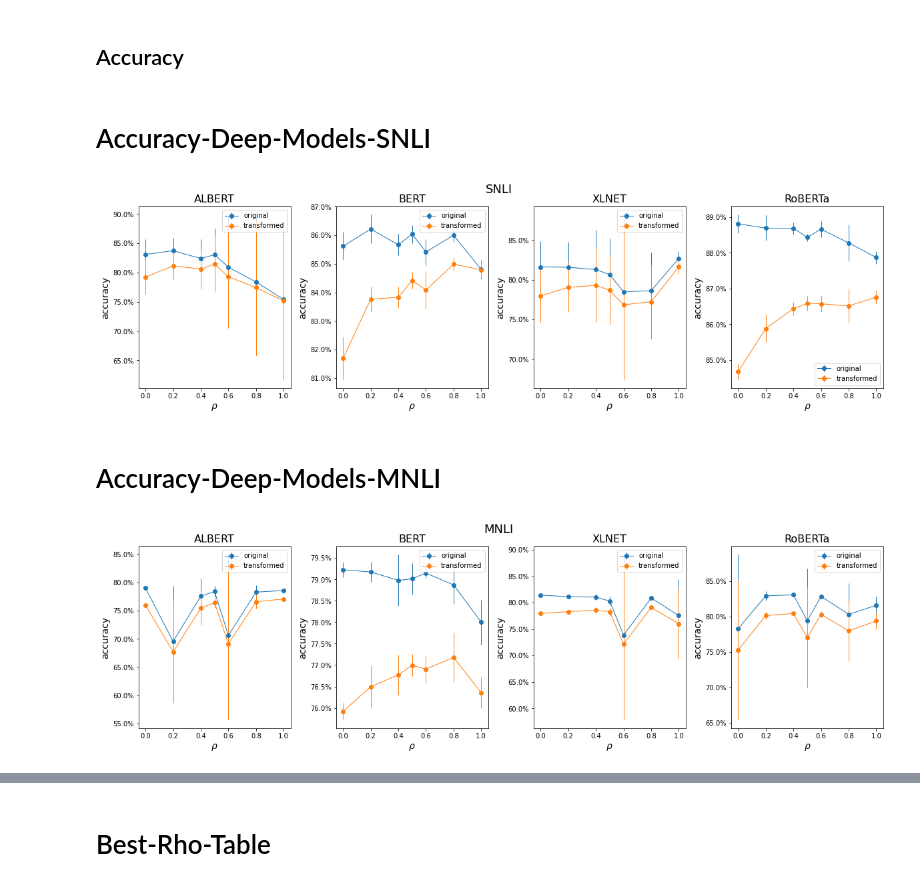
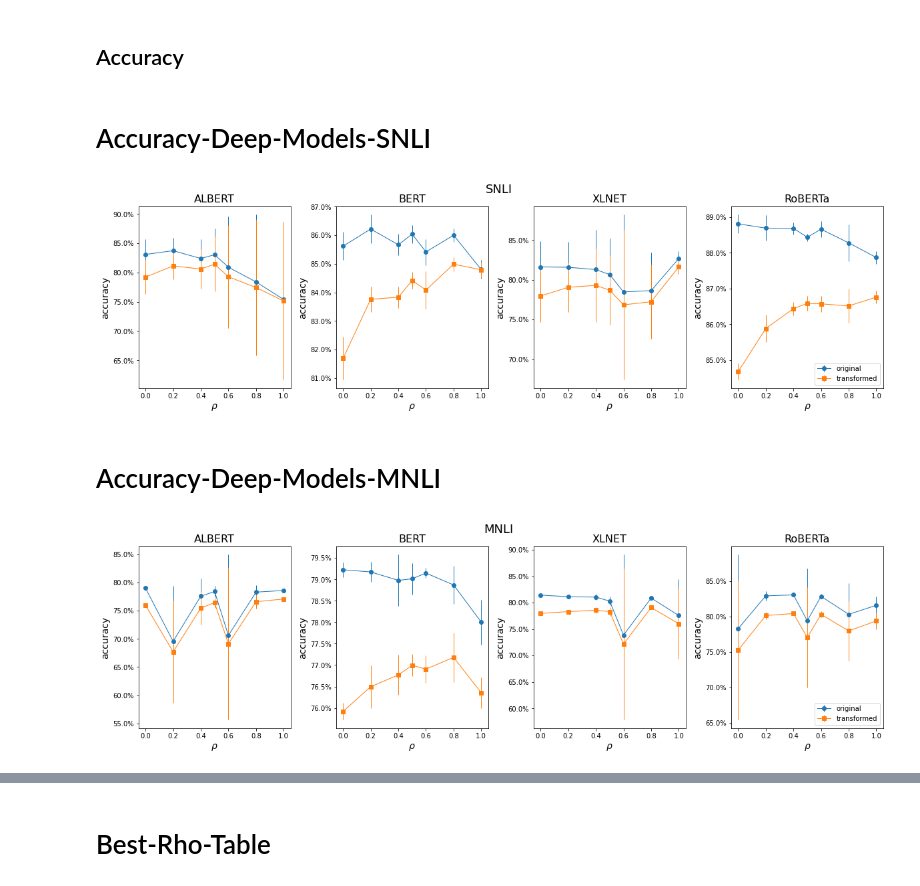
Before and after one commit to lukewanless/looking-for-equivalences, a Jupyter notebook: src/analysis1_quantitative_results.ipynb, the cells around one changed output, grey strips where cells are left out. Cells and saved outputs as stored; diff of their text form; code cells hidden in the pictures.

```diff
--- a/src/analysis1_quantitative_results.ipynb
+++ b/src/analysis1_quantitative_results.ipynb
@@ -906,36 +906,33 @@ diff_snli_xlnet.columns = batchs
 
 fig, ax = plt.subplots(1,4, figsize=(20,5))
 ax[1].errorbar(acc_snli_bert.index, acc_snli_bert.mean(1), yerr=acc_snli_bert.std(1), fmt='-o', linewidth=1.00, label="original");
-ax[1].errorbar(acc_t_snli_bert.index, acc_t_snli_bert.mean(1), yerr=acc_t_snli_bert.std(1), fmt='-o', linewidth=1.00, label="transformed");
+ax[1].errorbar(acc_t_snli_bert.index, acc_t_snli_bert.mean(1), yerr=acc_t_snli_bert.std(1), fmt='-s', linewidth=1.00, label="transformed");
 ax[1].set_xlabel(r"$\rho$", fontsize=14);
 ax[1].set_ylabel("accuracy", fontsize=14);
-ax[1].legend(loc="best");
 ax[1].set_title("BERT", fontsize=16);
 ax[1].yaxis.set_major_formatter(FuncFormatter(y_axis_formatter))
 
 
 ax[3].errorbar(acc_snli_roberta.index, acc_snli_roberta.mean(1), yerr=acc_snli_roberta.std(1), fmt='-o', linewidth=1.00, label="original");
-ax[3].errorbar(acc_t_snli_roberta.index, acc_t_snli_roberta.mean(1), yerr=acc_t_snli_roberta.std(1), fmt='-o', linewidth=1.00, label="transformed");
+ax[3].errorbar(acc_t_snli_roberta.index, acc_t_snli_roberta.mean(1), yerr=acc_t_snli_roberta.std(1), fmt='-s', linewidth=1.00, label="transformed");
 ax[3].set_xlabel(r"$\rho$", fontsize=14);
 ax[3].set_ylabel("accuracy", fontsize=14);
-ax[3].legend(loc="best");
+ax[3].legend(loc="lower right");
 ax[3].set_title("RoBERTa", fontsize=16);
 ax[3].yaxis.set_major_formatter(FuncFormatter(y_axis_formatter))
 
 
 ax[0].errorbar(acc_snli_albert.index, acc_snli_albert.mean(1), yerr=acc_snli_albert.std(1), fmt='-o', linewidth=1.00, label="original");
-ax[0].errorbar(acc_t_snli_albert.index, acc_t_snli_albert.mean(1), yerr=acc_t_snli_albert.std(1), fmt='-o', linewidth=1.00, label="transformed");
+ax[0].errorbar(acc_t_snli_albert.index, acc_t_snli_albert.mean(1), yerr=acc_t_snli_albert.std(1), fmt='-s', linewidth=1.00, label="transformed");
 ax[0].set_xlabel(r"$\rho$", fontsize=14);
 ax[0].set_ylabel("accuracy", fontsize=14);
-ax[0].legend(loc="best");
 ax[0].set_title("ALBERT", fontsize=16);
 ax[0].yaxis.set_major_formatter(FuncFormatter(y_axis_formatter))
 
 ax[2].errorbar(acc_snli_xlnet.index, acc_snli_xlnet.mean(1), yerr=acc_snli_xlnet.std(1), fmt='-o', linewidth=1.00, label="original");
-ax[2].errorbar(acc_t_snli_xlnet.index, acc_t_snli_xlnet.mean(1), yerr=acc_t_snli_xlnet.std(1), fmt='-o', linewidth=1.00, label="transformed");
+ax[2].errorbar(acc_t_snli_xlnet.index, acc_t_snli_xlnet.mean(1), yerr=acc_t_snli_xlnet.std(1), fmt='-s', linewidth=1.00, label="transformed");
 ax[2].set_xlabel(r"$\rho$", fontsize=14);
 ax[2].set_ylabel("accuracy", fontsize=14);
-ax[2].legend(loc="best");
 ax[2].set_title("XLNET", fontsize=16);
 ax[2].yaxis.set_major_formatter(FuncFormatter(y_axis_formatter))
 plt.subplots_adjust(hspace=0.2, wspace=0.3);
@@ -945,7 +942,7 @@ fig.savefig('figs/paper/snli_acc.png', bbox_inches=None, pad_inches=0.5)
 display(Markdown("# Accuracy-Deep-Models-SNLI"))
 # %% [output]
 # Accuracy-Deep-Models-SNLI
-[figure, old version]
+[figure, new version]
 # %%
 # MNLI
 
@@ -1124,45 +1121,42 @@ diff_mnli_xlnet.columns = batchs
 
 fig, ax = plt.subplots(1,4, figsize=(20,5))
 ax[1].errorbar(acc_mnli_bert.index, acc_mnli_bert.mean(1), yerr=acc_mnli_bert.std(1), fmt='-o', linewidth=1.00, label="original");
-ax[1].errorbar(acc_t_mnli_bert.index, acc_t_mnli_bert.mean(1), yerr=acc_t_mnli_bert.std(1), fmt='-o', linewidth=1.00, label="transformed");
+ax[1].errorbar(acc_t_mnli_bert.index, acc_t_mnli_bert.mean(1), yerr=acc_t_mnli_bert.std(1), fmt='-s', linewidth=1.00, label="transformed");
 ax[1].set_xlabel(r"$\rho$", fontsize=14);
 ax[1].set_ylabel("accuracy", fontsize=14);
-ax[1].legend(loc="best");
 ax[1].set_title("BERT", fontsize=16);
 ax[1].yaxis.set_major_formatter(FuncFormatter(y_axis_formatter))
 
 
 ax[3].errorbar(acc_mnli_roberta.index, acc_mnli_roberta.mean(1), yerr=acc_mnli_roberta.std(1), fmt='-o', linewidth=1.00, label="original");
-ax[3].errorbar(acc_t_mnli_roberta.index, acc_t_mnli_roberta.mean(1), yerr=acc_t_mnli_roberta.std(1), fmt='-o', linewidth=1.00, label="transformed");
+ax[3].errorbar(acc_t_mnli_roberta.index, acc_t_mnli_roberta.mean(1), yerr=acc_t_mnli_roberta.std(1), fmt='-s', linewidth=1.00, label="transformed");
 ax[3].set_xlabel(r"$\rho$", fontsize=14);
 ax[3].set_ylabel("accuracy", fontsize=14);
-ax[3].legend(loc="best");
+ax[3].legend(loc="lower right");
 ax[3].set_title("RoBERTa", fontsize=16);
 ax[3].yaxis.set_major_formatter(FuncFormatter(y_axis_formatter))
 
 
 ax[0].errorbar(acc_mnli_albert.index, acc_mnli_albert.mean(1), yerr=acc_mnli_albert.std(1), fmt='-o', linewidth=1.00, label="original");
-ax[0].errorbar(acc_t_mnli_albert.index, acc_t_mnli_albert.mean(1), yerr=acc_t_mnli_albert.std(1), fmt='-o', linewidth=1.00, label="transformed");
+ax[0].errorbar(acc_t_mnli_albert.index, acc_t_mnli_albert.mean(1), yerr=acc_t_mnli_albert.std(1), fmt='-s', linewidth=1.00, label="transformed");
 ax[0].set_xlabel(r"$\rho$", fontsize=14);
 ax[0].set_ylabel("accuracy", fontsize=14);
-ax[0].legend(loc="best");
 ax[0].set_title("ALBERT", fontsize=16);
 ax[0].yaxis.set_major_formatter(FuncFormatter(y_axis_formatter))
 
 
 ax[2].errorbar(acc_mnli_xlnet.index, acc_mnli_xlnet.mean(1), yerr=acc_mnli_xlnet.std(1), fmt='-o', linewidth=1.00, label="original");
-ax[2].errorbar(acc_t_mnli_xlnet.index, acc_t_mnli_xlnet.mean(1), yerr=acc_t_mnli_xlnet.std(1), fmt='-o', linewidth=1.00, label="transformed");
+ax[2].errorbar(acc_t_mnli_xlnet.index, acc_t_mnli_xlnet.mean(1), yerr=acc_t_mnli_xlnet.std(1), fmt='-s', linewidth=1.00, label="transformed");
 ax[2].set_xlabel(r"$\rho$", fontsize=14);
 ax[2].set_ylabel("accuracy", fontsize=14);
-ax[2].legend(loc="best");
 ax[2].set_title("XLNET", fontsize=16);
 ax[2].yaxis.set_major_formatter(FuncFormatter(y_axis_formatter))
 
 plt.figtext(0.5, 0.95, 'MNLI', ha='center', va='center',fontsize=18);
 plt.subplots_adjust(hspace=0.2, wspace=0.3);
 
 fig.savefig('figs/paper/mnli_acc.png', bbox_inches=None, pad_inches=0.5)
 display(Markdown("# Accuracy-Deep-Models-MNLI"))
 # %% [output]
 # Accuracy-Deep-Models-MNLI
-[figure, old version]
+[figure, new version]
```
Also changed, not shown: parts of 7 cells of this notebook, 4 other files.
